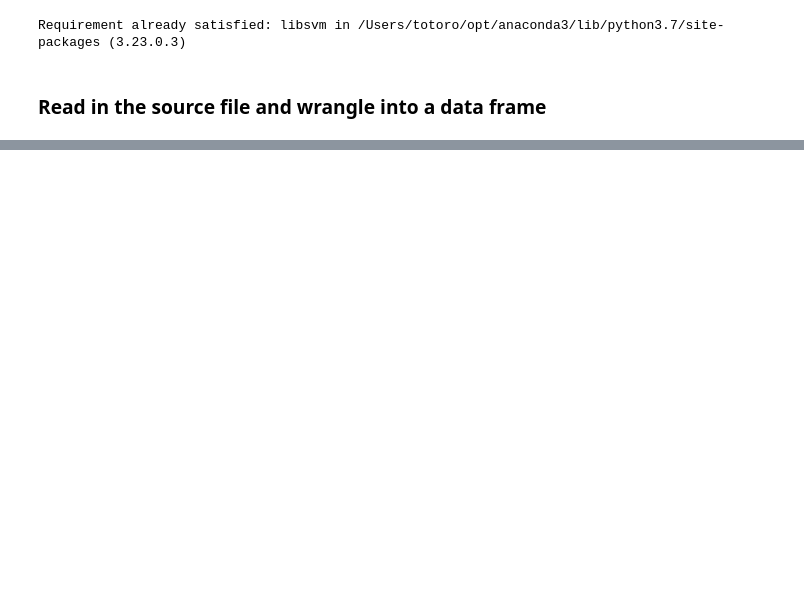
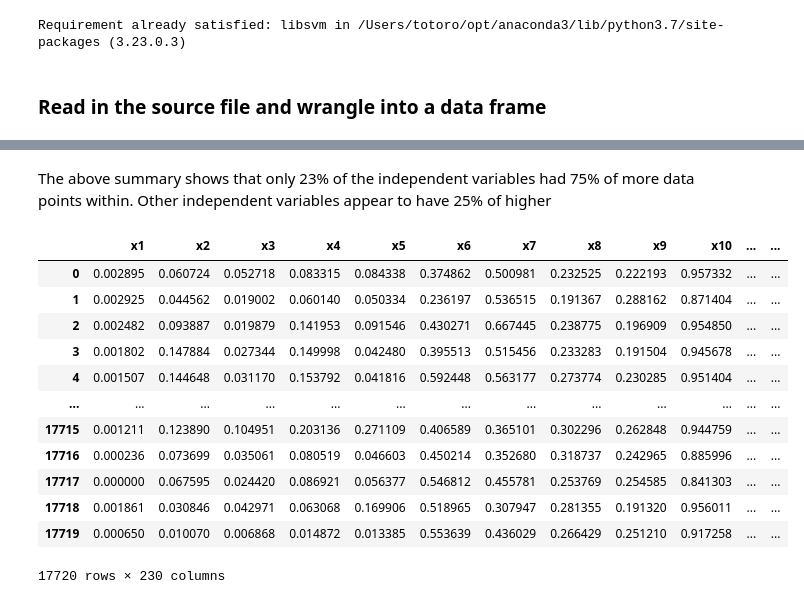
Before and after one commit to aaltrock/EDA, a Jupyter notebook: Coursework - Commercial/commericial_src_data_prep.ipynb, the cells around one changed output, grey strips where cells are left out. Cells and saved outputs as stored; diff of their text form; code cells hidden in the pictures; blank space fills up the shorter version.

```diff
--- a/Coursework - Commercial/commericial_src_data_prep.ipynb
+++ b/Coursework - Commercial/commericial_src_data_prep.ipynb
@@ -51,0 +174,47 @@ src_df.tail(10)
+# %% [markdown]
+The above summary shows that only 23% of the independent variables had 75% of more data points within.  Other independent variables appear to have 25% of higher
+# %%
+# Normalise each independent variable by min and max of each variable
+def normalise_variable(series):
+    # Calculate min and max of the variable
+    var_min = series.min()
+    var_max = series.max()
+
+    # Normalise each value in variable
+    def normalise_val(val, mn, mx):
+        # Where value is None, then return None
+        if val is None or mn is None or mx is None:
+            return None
+        # Where value is NaN return NaN
+        elif np.isnan(val) or np.isnan(mn) or np.isnan(mx):
+            return np.NaN
+        # Where min and max difference is not zero (no division by zero error), normalise value
+        elif mn - mx != 0:
+            return (val - mn) / (mx - mn)
+        # Return zero (where there is division by zero error)
+        else:
+            return 0
+        return new_val
+
+    return pd.Series([normalise_val(val, var_min, var_max) for val in series])
+
+src_x_norm_df = src_x_df
+
+for nm in src_x_df.columns:
+    src_x_norm_df[nm] = normalise_variable(src_x_norm_df[nm])
+
+src_x_norm_df
+# %% [output]
+|  | x1 | x2 | x3 | x4 | x5 | x6 | x7 | x8 | x9 | x10 | ... | ... |
+| 0 | 0.002895 | 0.060724 | 0.052718 | 0.083315 | 0.084338 | 0.374862 | 0.500981 | 0.232525 | 0.222193 | 0.957332 | ... | ... |
+| 1 | 0.002925 | 0.044562 | 0.019002 | 0.060140 | 0.050334 | 0.236197 | 0.536515 | 0.191367 | 0.288162 | 0.871404 | ... | ... |
+| 2 | 0.002482 | 0.093887 | 0.019879 | 0.141953 | 0.091546 | 0.430271 | 0.667445 | 0.238775 | 0.196909 | 0.954850 | ... | ... |
+| 3 | 0.001802 | 0.147884 | 0.027344 | 0.149998 | 0.042480 | 0.395513 | 0.515456 | 0.233283 | 0.191504 | 0.945678 | ... | ... |
+| 4 | 0.001507 | 0.144648 | 0.031170 | 0.153792 | 0.041816 | 0.592448 | 0.563177 | 0.273774 | 0.230285 | 0.951404 | ... | ... |
+| ... | ... | ... | ... | ... | ... | ... | ... | ... | ... | ... | ... | ... |
+| 17715 | 0.001211 | 0.123890 | 0.104951 | 0.203136 | 0.271109 | 0.406589 | 0.365101 | 0.302296 | 0.262848 | 0.944759 | ... | ... |
+| 17716 | 0.000236 | 0.073699 | 0.035061 | 0.080519 | 0.046603 | 0.450214 | 0.352680 | 0.318737 | 0.242965 | 0.885996 | ... | ... |
+| 17717 | 0.000000 | 0.067595 | 0.024420 | 0.086921 | 0.056377 | 0.546812 | 0.455781 | 0.253769 | 0.254585 | 0.841303 | ... | ... |
+| 17718 | 0.001861 | 0.030846 | 0.042971 | 0.063068 | 0.169906 | 0.518965 | 0.307947 | 0.281355 | 0.191320 | 0.956011 | ... | ... |
+| 17719 | 0.000650 | 0.010070 | 0.006868 | 0.014872 | 0.013385 | 0.553639 | 0.436029 | 0.266429 | 0.251210 | 0.917258 | ... | ... |
+17720 rows × 230 columns
```
Also changed, not shown: parts of 16 cells of this notebook, 8 other files.
